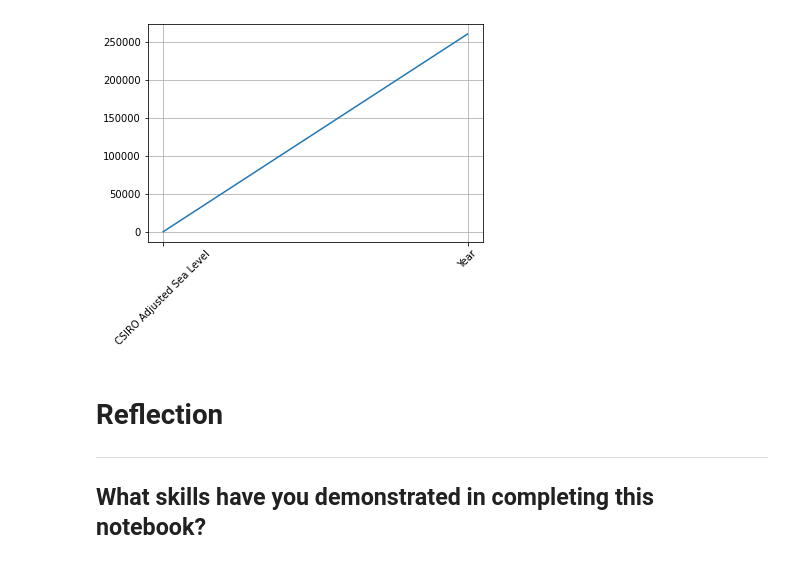
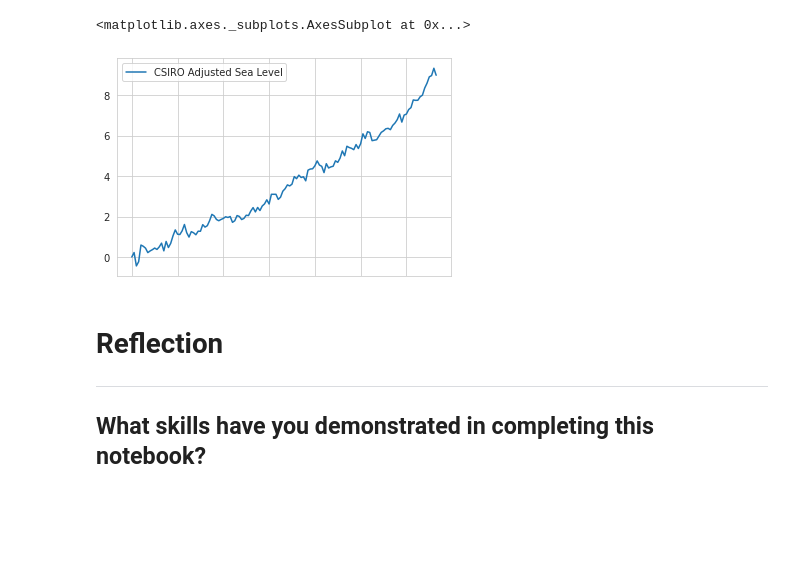
Before and after one commit to RautenM/PythonFundamentals, a Jupyter notebook: Copy_of_Sea_Level_Project.ipynb, the cells around one changed output. Saved outputs shown, nothing was run; the diff lists cells and outputs as text; code cells hidden in the pictures; blank space fills up the shorter version.

```diff
--- a/Copy_of_Sea_Level_Project.ipynb
+++ b/Copy_of_Sea_Level_Project.ipynb
@@ -138,27 +138,27 @@ memory usage: 5.4 KB
 0.98
 # %%
 import pandas as pd
-import matplotlib.pyplot as plt
+import seaborn as sns
 import numpy as np
 
 url = ("https://raw.githubusercontent.com/freeCodeCamp/boilerplate-sea-level-predictor/master/epa-sea-level.csv")
-df = pd.read_csv(url)
-df
+sea_level = pd.read_csv(url)
+
+sea_level
 
 
-x = df[["CSIRO Adjusted Sea Level" , "Year"]].sum()
-data = x
+level = sea_level[["CSIRO Adjusted Sea Level"]]
+data = level.mean()
 
 data
 
-labels = data.keys()
-labels
-plt.plot(labels,data)
-plt.xticks(rotation=45)
-plt.grid()
-plt.show()
+chart = sns.lineplot(data=level)
+chart.set_xticklabels(data, rotation=30)
+sns.set_style("whitegrid")
+chart
 # %% [output]
+<matplotlib.axes._subplots.AxesSubplot at 0x...>
-[figure, old version]
+[figure, new version]
 # %% [markdown]
 # Reflection
 ----
```
Also changed, not shown: parts of 7 cells of this notebook.
